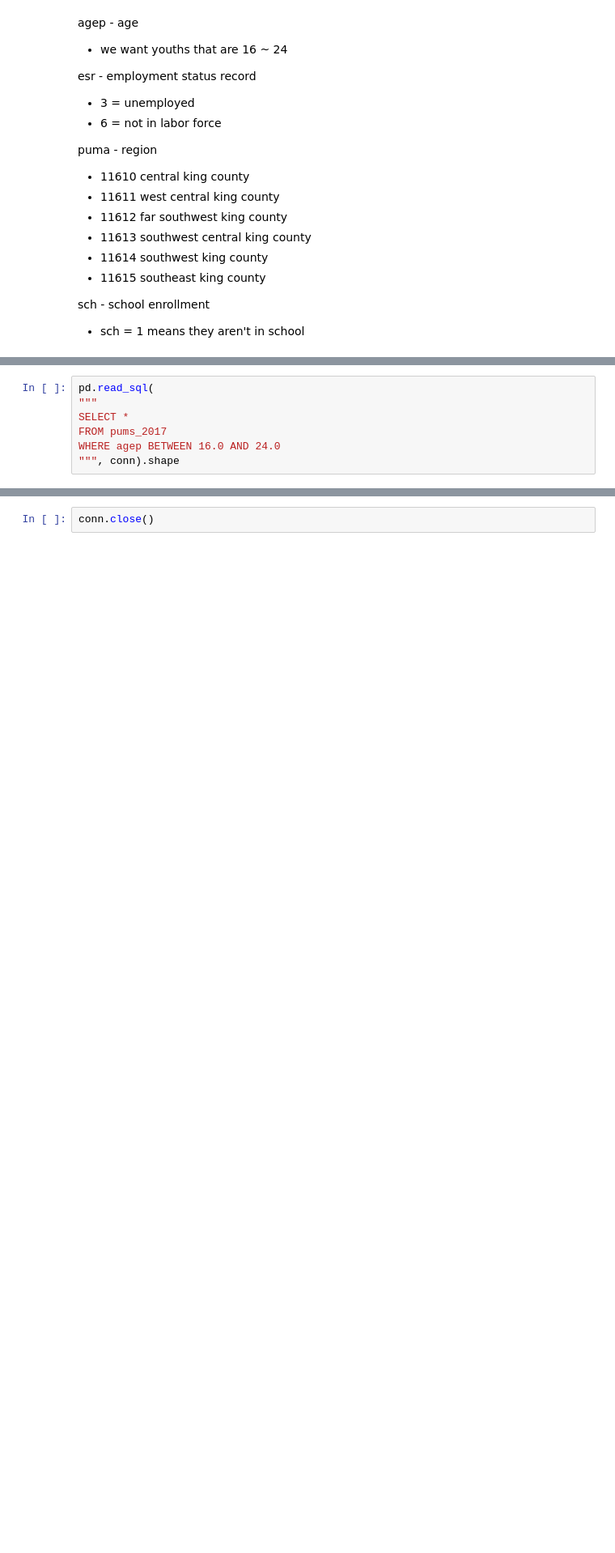
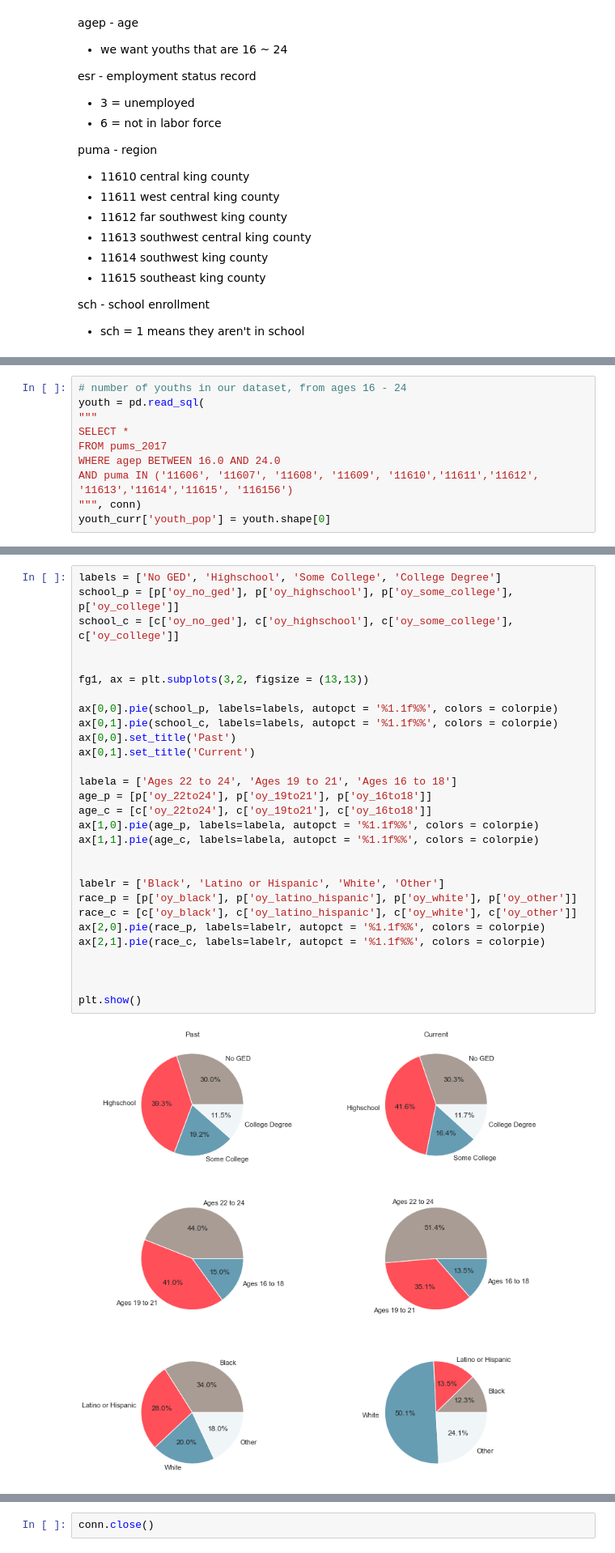
Before and after one commit to awyeh64/phase-1-project-west-ds-082420, a Jupyter notebook: notebooks/exploratory/andrew_01_erh_download_and_explore_data.ipynb, the cells around one changed output, grey strips where cells are left out. Shown at 81% size. Saved outputs shown, nothing was run; the diff lists cells and outputs as text; blank space fills up the shorter version.

```diff
--- a/notebooks/exploratory/andrew_01_erh_download_and_explore_data.ipynb
+++ b/notebooks/exploratory/andrew_01_erh_download_and_explore_data.ipynb
@@ -221,7 +171,10 @@ Name: fwrkp, Length: 359075, dtype: object
 # %%
-pd.read_sql(
+# number of youths in our dataset, from ages 16 - 24
+youth = pd.read_sql(
 """
 SELECT *
 FROM pums_2017
 WHERE agep BETWEEN 16.0 AND 24.0
-""", conn).shape
+AND puma IN ('11606', '11607', '11608', '11609', '11610','11611','11612', '11613','11614','11615', '116156')
+""", conn)
+youth_curr['youth_pop'] = youth.shape[0]
@@ -229,0 +325,31 @@ WHERE agep BETWEEN 16.0 AND 24.0
+# %%
+labels = ['No GED', 'Highschool', 'Some College', 'College Degree']
+school_p = [p['oy_no_ged'], p['oy_highschool'], p['oy_some_college'], p['oy_college']]
+school_c = [c['oy_no_ged'], c['oy_highschool'], c['oy_some_college'], c['oy_college']]
+
+
+fg1, ax = plt.subplots(3,2, figsize = (13,13))
+
+ax[0,0].pie(school_p, labels=labels, autopct = '%1.1f%%', colors = colorpie)
+ax[0,1].pie(school_c, labels=labels, autopct = '%1.1f%%', colors = colorpie)
+ax[0,0].set_title('Past')
+ax[0,1].set_title('Current')
+
+labela = ['Ages 22 to 24', 'Ages 19 to 21', 'Ages 16 to 18']
+age_p = [p['oy_22to24'], p['oy_19to21'], p['oy_16to18']]
+age_c = [c['oy_22to24'], c['oy_19to21'], c['oy_16to18']]
+ax[1,0].pie(age_p, labels=labela, autopct = '%1.1f%%', colors = colorpie)
+ax[1,1].pie(age_c, labels=labela, autopct = '%1.1f%%', colors = colorpie)
+
+
+labelr = ['Black', 'Latino or Hispanic', 'White', 'Other']
+race_p = [p['oy_black'], p['oy_latino_hispanic'], p['oy_white'], p['oy_other']]
+race_c = [c['oy_black'], c['oy_latino_hispanic'], c['oy_white'], c['oy_other']]
+ax[2,0].pie(race_p, labels=labelr, autopct = '%1.1f%%', colors = colorpie)
+ax[2,1].pie(race_c, labels=labelr, autopct = '%1.1f%%', colors = colorpie)
+
+
+
+plt.show()
+# %% [output]
+[figure, added]
```
Also changed, not shown: parts of 25 cells of this notebook.
